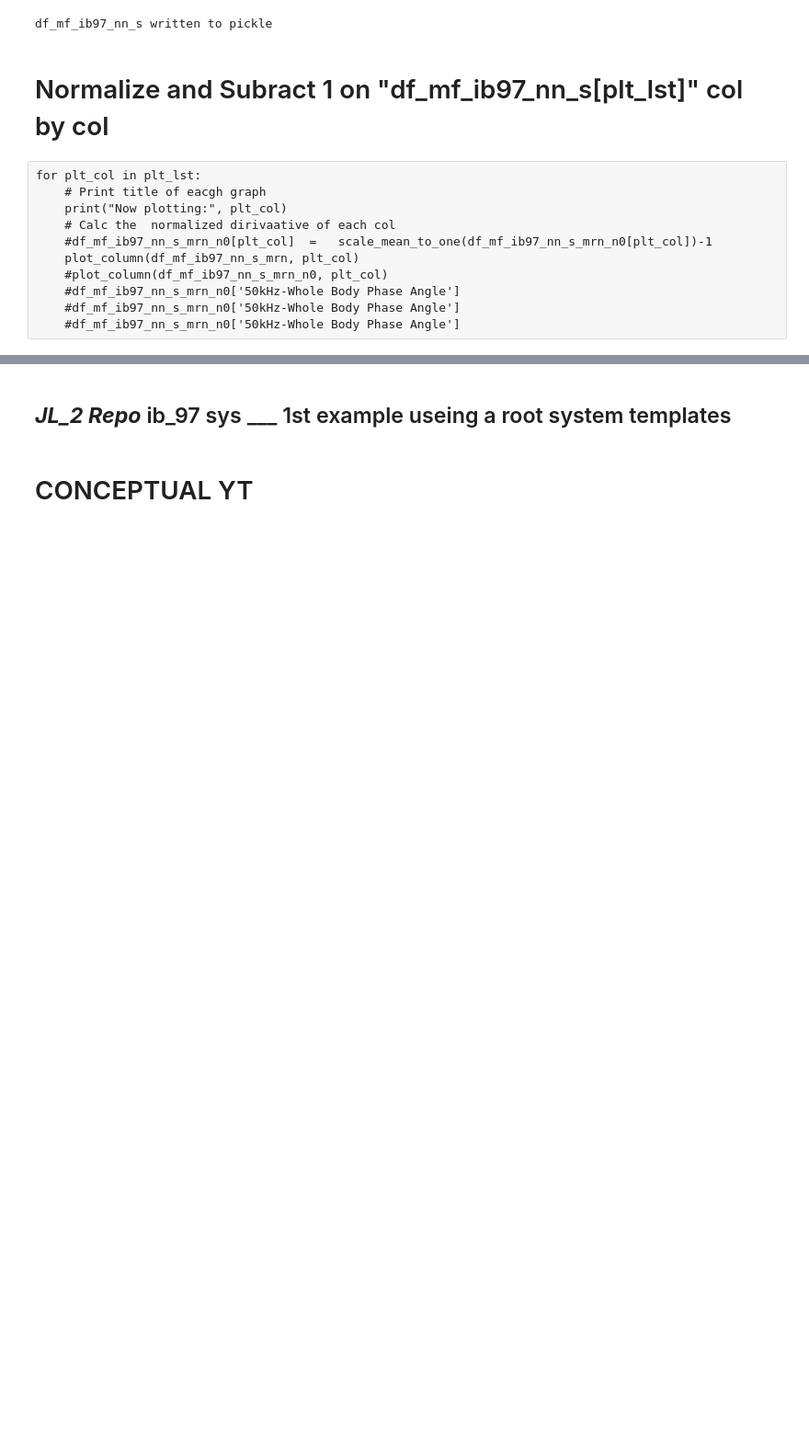
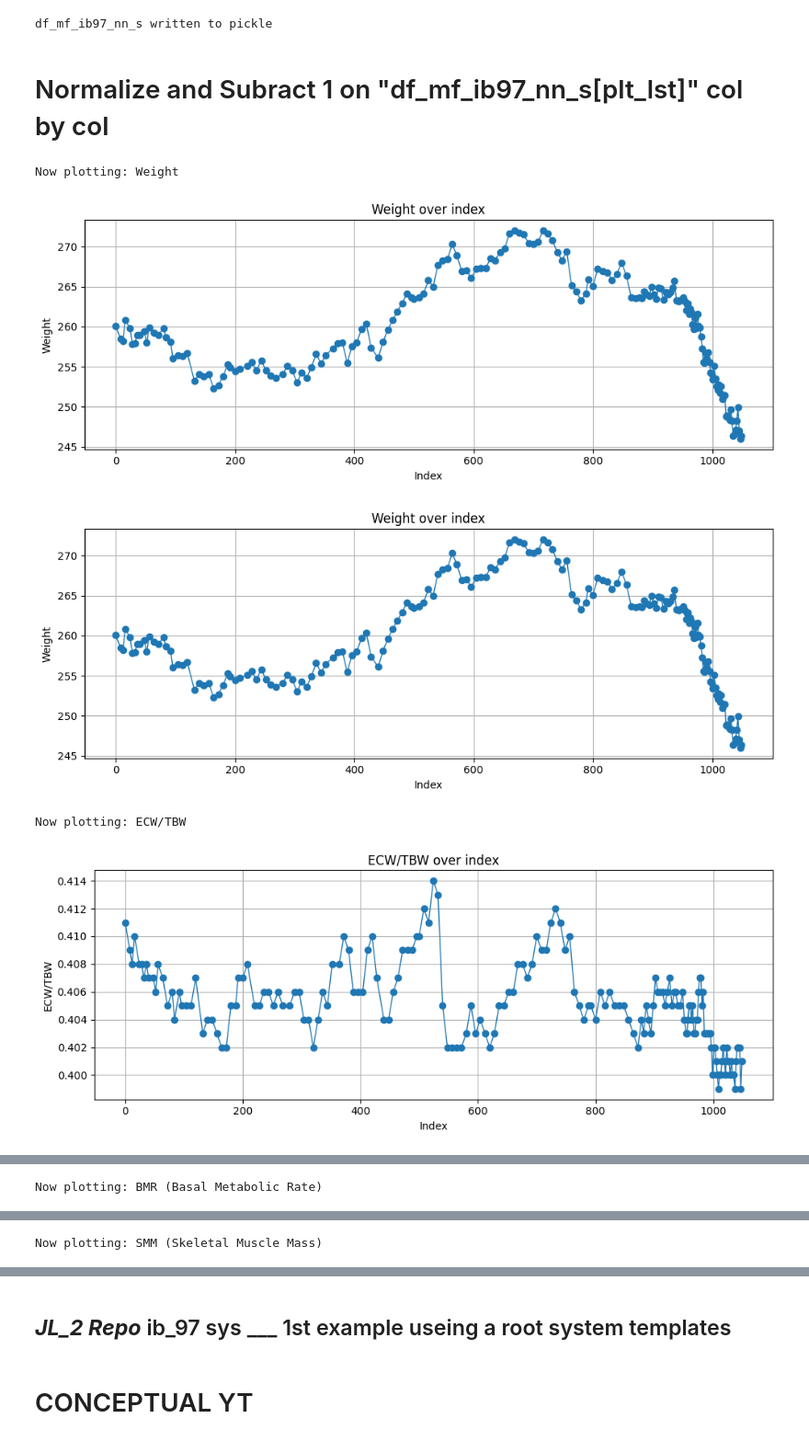
Before and after one commit to 1ratlab/JL_2, a Jupyter notebook: col_wise_import_97.ipynb, the cells around one changed output, grey strips where cells are left out. Shown at 92% size. Saved outputs shown, nothing was run; the diff lists cells and outputs as text; code cells hidden in the pictures; blank space fills up the shorter version.

```diff
--- a/col_wise_import_97.ipynb
+++ b/col_wise_import_97.ipynb
@@ -912,14 +927,20 @@ plt_lst = ['Weight', "ECW/TBW", 'BMR (Basal Metabolic Rate)',"SMM (Skeletal Musc
           '50kHz-Whole Body Phase Angle', 'Test Date / Time1']
 # %%
 #df_mf_ib97_nn_s_mrn_n0['Weight']
-# %% [raw]
-for plt_col in plt_lst:
-    # Print title of eacgh graph
-    print("Now plotting:", plt_col)
-    # Calc the  normalized dirivaative of each col
-    #df_mf_ib97_nn_s_mrn_n0[plt_col]  =   scale_mean_to_one(df_mf_ib97_nn_s_mrn_n0[plt_col])-1
-    plot_column(df_mf_ib97_nn_s_mrn, plt_col)
-    #plot_column(df_mf_ib97_nn_s_mrn_n0, plt_col)
-    #df_mf_ib97_nn_s_mrn_n0['50kHz-Whole Body Phase Angle']
-    #df_mf_ib97_nn_s_mrn_n0['50kHz-Whole Body Phase Angle']
-    #df_mf_ib97_nn_s_mrn_n0['50kHz-Whole Body Phase Angle']
+# %%
+for plt_col in plt_lst:
+    # Print title of eacgh graph
+    print("Now plotting:", plt_col)
+    # Calc the  normalized dirivaative of each col
+    #df_mf_ib97_nn_s_mrn_n0[plt_col]  =   scale_mean_to_one(df_mf_ib97_nn_s_mrn_n0[plt_col])-1
+    plot_column(df_mf_ib97_nn_s_mrn, plt_col)
+    plot_column(df_mf_ib97_nn_s_mrn_n0, plt_col)
+    #df_mf_ib97_nn_s_mrn_n0['50kHz-Whole Body Phase Angle']
+    #df_mf_ib97_nn_s_mrn_n0['50kHz-Whole Body Phase Angle']
+    #df_mf_ib97_nn_s_mrn_n0['50kHz-Whole Body Phase Angle']
+# %% [output]
+Now plotting: Weight
+[figure, added]
+[figure, added]
+Now plotting: ECW/TBW
+[figure, added]
@@ -925,0 +948 @@ for plt_col in plt_lst:
+Now plotting: BMR (Basal Metabolic Rate)
@@ -925,0 +951 @@ for plt_col in plt_lst:
+Now plotting: SMM (Skeletal Muscle Mass)
```
Also changed, not shown: parts of 16 cells of this notebook, 34 other files.
